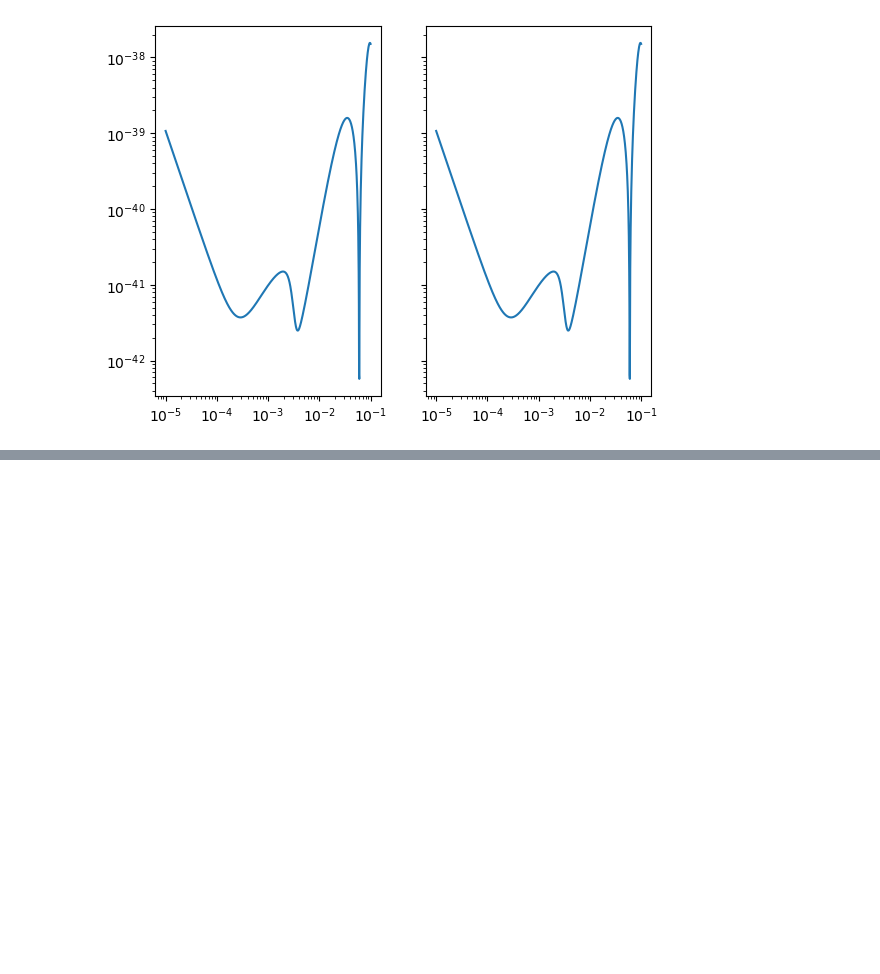
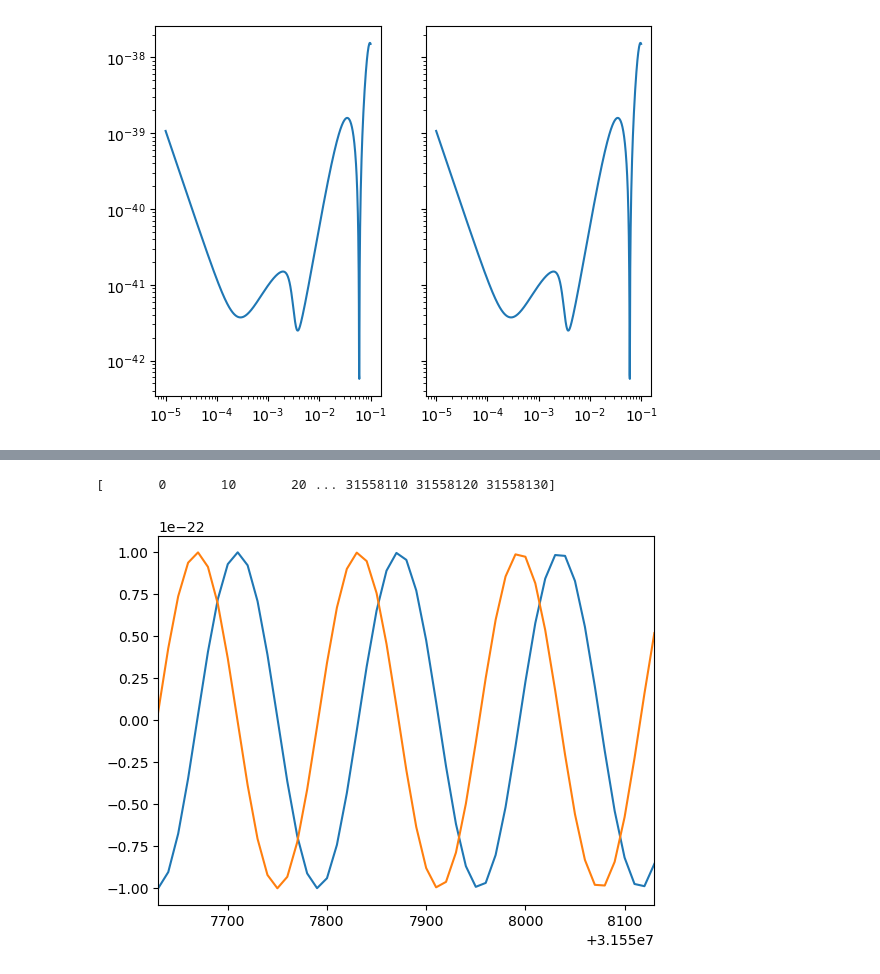
Before and after one commit to Thirtha17/SMBH-Merger-SNR-calculation-with-LISA, a Jupyter notebook: EmriWaveForm.ipynb, the cells around one changed output, grey strips where cells are left out. Cells and saved outputs as stored; diff of their text form; code cells hidden in the pictures; blank space fills up the shorter version.

```diff
--- a/EmriWaveForm.ipynb
+++ b/EmriWaveForm.ipynb
@@ -172,0 +174,18 @@ ax[0].legend()
+# %%
+print(t)
+# %% [output]
+[       0       10       20 ... 31558110 31558120 31558130]
+# %%
+A = 1e-22
+f0 = 3e-3
+fdot = 1e-10
+phi0 = 4.2
+
+h1 = A * np.sin(2 * np.pi * (f0 * t + 1/2 * fdot * t ** 2) + phi0)
+h2 = A * np.cos(2 * np.pi * (f0 * t + 1/2 * fdot * t ** 2) + phi0)
+plt.plot(t, h1, label="h1")
+plt.plot(t, h2, label="h2")
+plt.xlim(t[-1] - 500.0, t[-1])
+plt.show()
+# %% [output]
+[figure, added]
```
Also changed, not shown: parts of 29 cells of this notebook.
